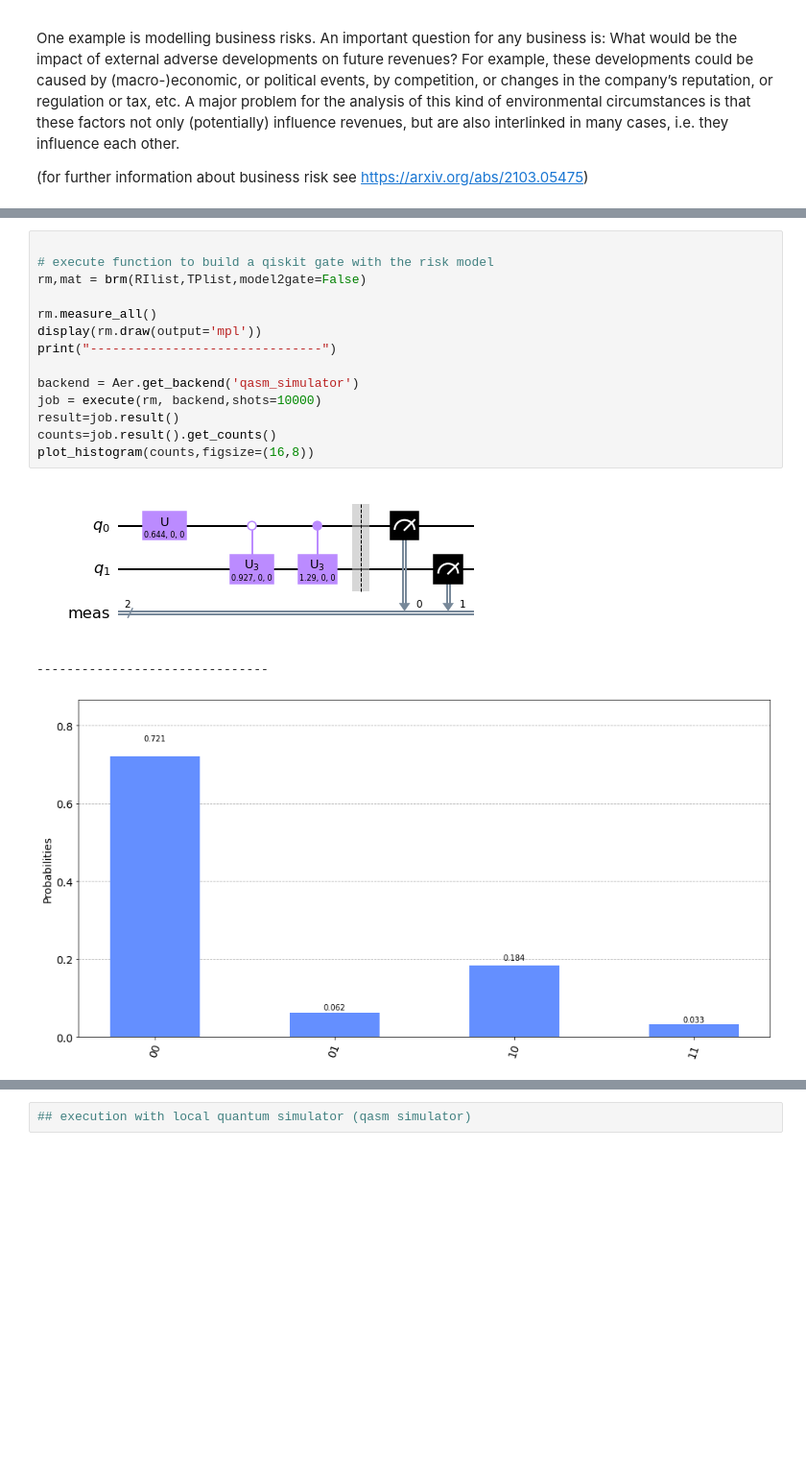
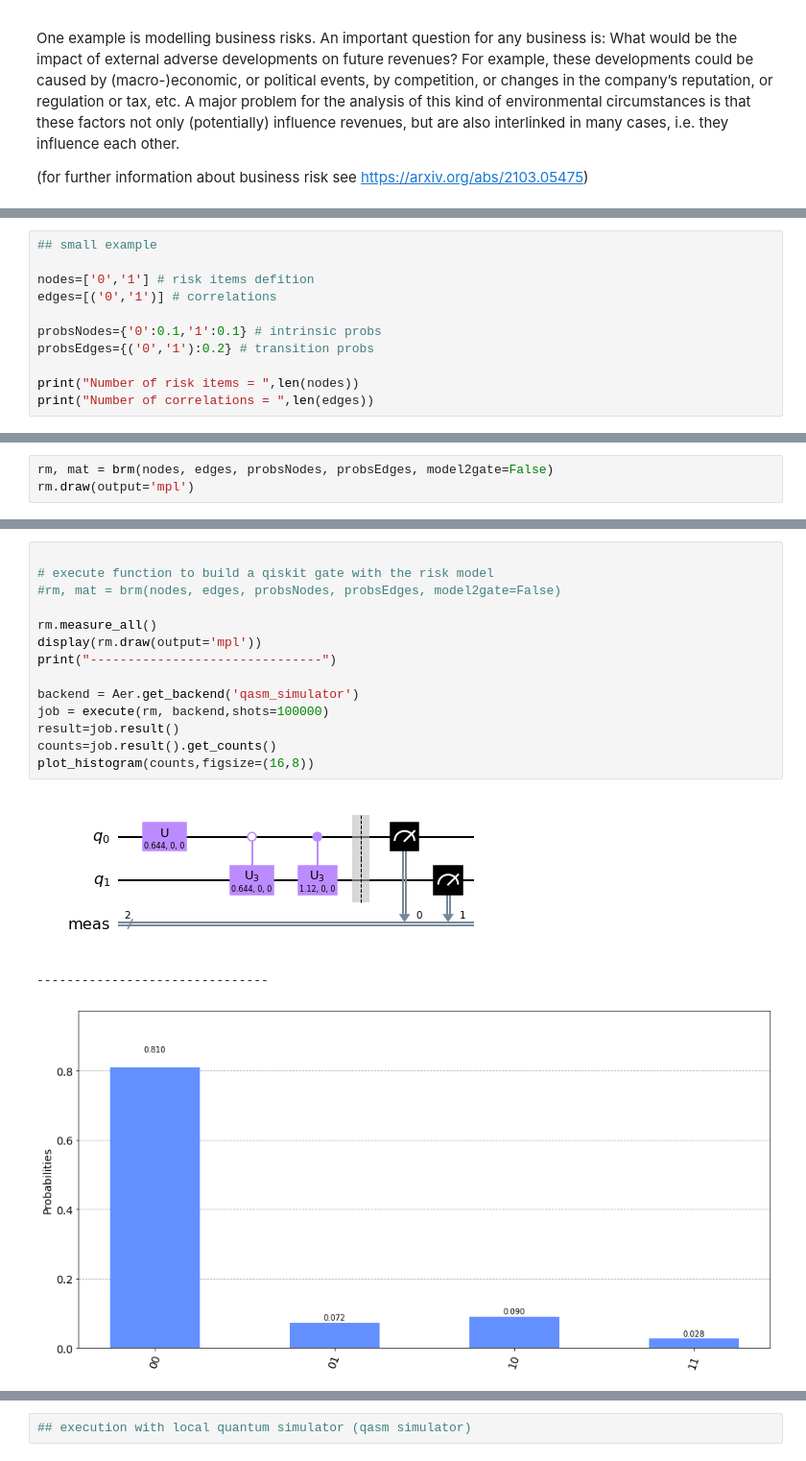
Before and after one commit to JoSQUANTUM/pygrnd, a Jupyter notebook: notebooks/risk_model.ipynb, the cells around one changed output, grey strips where cells are left out. Shown at 96% size. Drawn from its saved outputs; the diff is of its cells as text; blank space fills up the shorter version.

Commit message:
update tutorial notebook risk model

```diff
--- a/notebooks/risk_model.ipynb
+++ b/notebooks/risk_model.ipynb
@@ -64,0 +46,11 @@ TPlist = ["0->1=0.2"]
+# %%
+## small example
+
+nodes=['0','1'] # risk items defition
+edges=[('0','1')] # correlations
+
+probsNodes={'0':0.1,'1':0.1} # intrinsic probs
+probsEdges={('0','1'):0.2} # transition probs
+
+print("Number of risk items = ",len(nodes))
+print("Number of correlations = ",len(edges))
@@ -64,0 +60,3 @@ TPlist = ["0->1=0.2"]
+# %%
+rm, mat = brm(nodes, edges, probsNodes, probsEdges, model2gate=False)
+rm.draw(output='mpl')
@@ -65,18 +65,18 @@ TPlist = ["0->1=0.2"]
 # %%
 
 # execute function to build a qiskit gate with the risk model
-rm,mat = brm(RIlist,TPlist,model2gate=False)
+#rm, mat = brm(nodes, edges, probsNodes, probsEdges, model2gate=False)
 
 rm.measure_all()
 display(rm.draw(output='mpl'))
 print("-------------------------------")
 
 backend = Aer.get_backend('qasm_simulator')
-job = execute(rm, backend,shots=10000)
+job = execute(rm, backend,shots=100000)
 result=job.result()
 counts=job.result().get_counts()
 plot_histogram(counts,figsize=(16,8))
 # %% [output]
 [figure]
 -------------------------------
-[figure, old version]
+[figure, new version]
```
Also changed, not shown: parts of 13 cells of this notebook.
